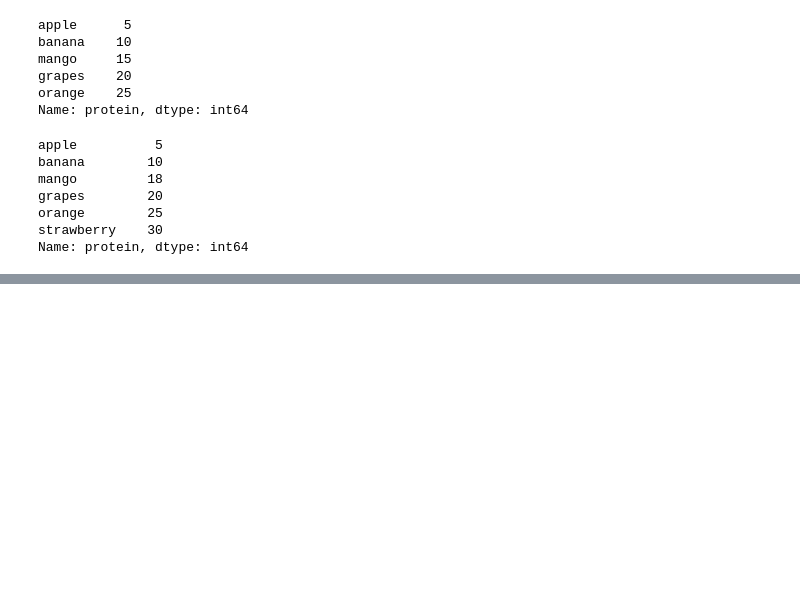
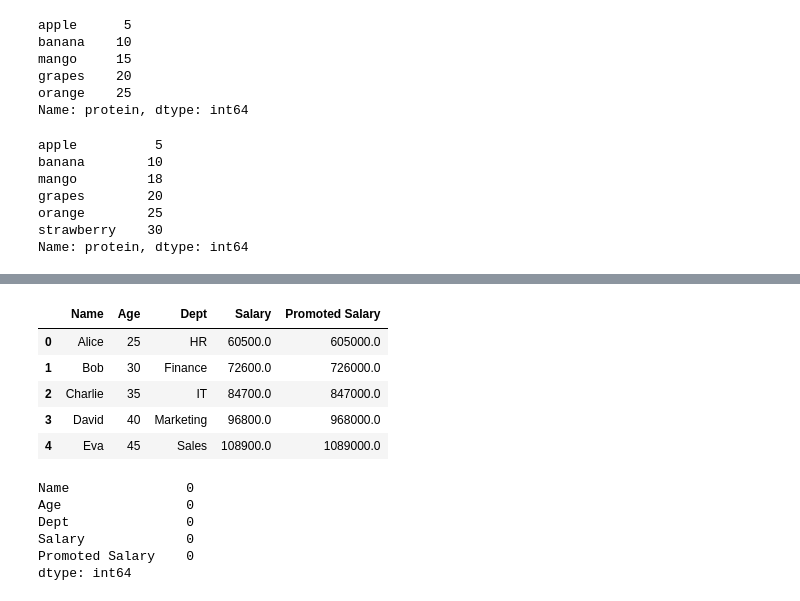
Before and after one commit to Deepthinaidu24/myProjects, a Jupyter notebook: Pandas_Pratice.ipynb, the cells around one changed output, grey strips where cells are left out. Cells and saved outputs as stored; diff of their text form; code cells hidden in the pictures; blank space fills up the shorter version.

```diff
--- a/Pandas_Pratice.ipynb
+++ b/Pandas_Pratice.ipynb
@@ -113,0 +126,3 @@ Name: protein, dtype: int64
+# %%
+df=pd.DataFrame(data)
+df
@@ -113,0 +177,2 @@ Name: protein, dtype: int64
+# %%
+df.drop('Age', axis=1, inplace=True) #with inplace=True, the original dataframe will be modified and the column will be dropped permanently
@@ -113,0 +209,5 @@ Name: protein, dtype: int64
+# %%
+#Broadcasting in pandas
+
+df["Salary"] = df["Salary"] * 1.1 #increasing salary by 10%
+df["Salary"]
@@ -113,0 +221,3 @@ Name: protein, dtype: int64
+# %%
+df.rename(columns={'Department': 'Dept'}, inplace=True) #renaming a column, with inplace=True, the original dataframe will be modified and the column will be renamed permanently
+df
@@ -113,0 +249,23 @@ Name: protein, dtype: int64
+# %%
+df["Promoted Salary"]= df["Salary"]*10.0
+df
+# %% [output]
+|  | Name | Age | Dept | Salary | Promoted Salary |
+| 0 | Alice | 25 | HR | 60500.0 | 605000.0 |
+| 1 | Bob | 30 | Finance | 72600.0 | 726000.0 |
+| 2 | Charlie | 35 | IT | 84700.0 | 847000.0 |
+| 3 | David | 40 | Marketing | 96800.0 | 968000.0 |
+| 4 | Eva | 45 | Sales | 108900.0 | 1089000.0 |
+# %%
+# data Cleaning
+
+df.isnull() #gives a boolean dataframe indicating the presence of null values
+
+df.isnull().sum() #gives the count of null values in each column
+# %% [output]
+Name               0
+Age                0
+Dept               0
+Salary             0
+Promoted Salary    0
+dtype: int64
```
Also changed, not shown: parts of 35 cells of this notebook.
